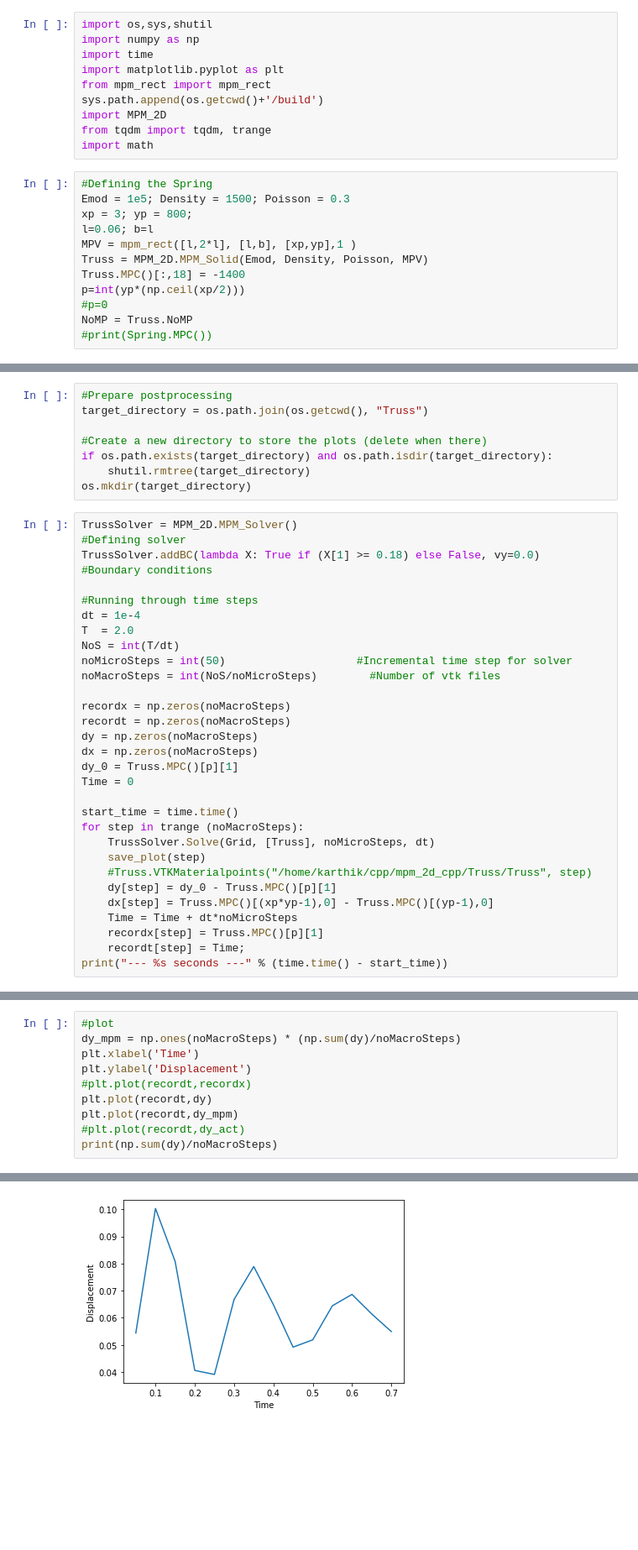
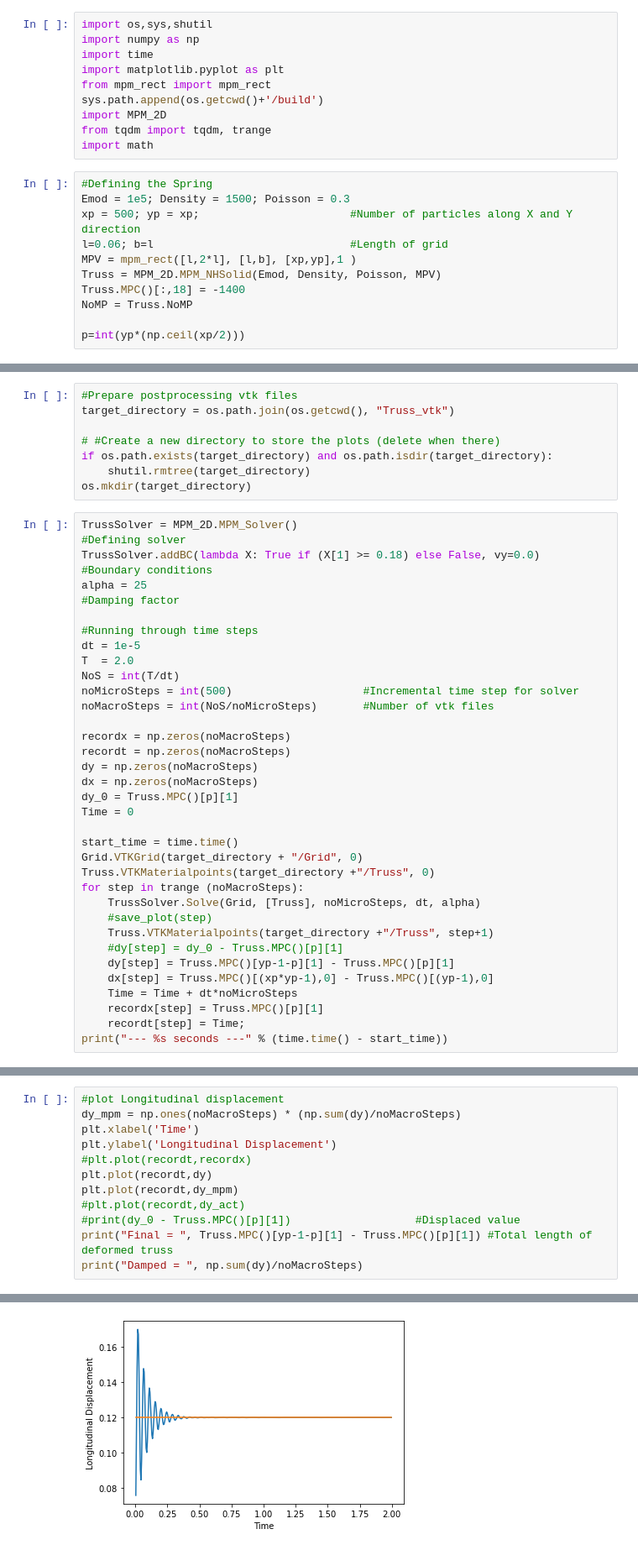
Before and after one commit to Karthikvw/MPM_2D, a Jupyter notebook: Truss.ipynb, the cells around one changed output, grey strips where cells are left out. Shown at 84% size. Cells and saved outputs as stored; diff of their text form; blank space fills up the shorter version.

```diff
--- a/Truss.ipynb
+++ b/Truss.ipynb
@@ -11,15 +11,14 @@ import math
 # %%
 #Defining the Spring
 Emod = 1e5; Density = 1500; Poisson = 0.3
-xp = 3; yp = 800;
-l=0.06; b=l
+xp = 500; yp = xp;                       #Number of particles along X and Y direction
+l=0.06; b=l                              #Length of grid
 MPV = mpm_rect([l,2*l], [l,b], [xp,yp],1 )
-Truss = MPM_2D.MPM_Solid(Emod, Density, Poisson, MPV)
+Truss = MPM_2D.MPM_NHSolid(Emod, Density, Poisson, MPV)
 Truss.MPC()[:,18] = -1400
+NoMP = Truss.NoMP
+
 p=int(yp*(np.ceil(xp/2)))
-#p=0
-NoMP = Truss.NoMP
-#print(Spring.MPC())
 # %%
 #Defining the grid
 x_0 = 0; y_0 = 0;                               #Origin of X and Y Axis
@@ -71,23 +63,24 @@ def save_plot(current_time):
 # %% [output]
 Plots will be saved to :  /home/karthik/cpp/mpm_2d_cpp/Truss_plots
 # %%
-#Prepare postprocessing
-target_directory = os.path.join(os.getcwd(), "Truss")
+#Prepare postprocessing vtk files
+target_directory = os.path.join(os.getcwd(), "Truss_vtk")
 
-#Create a new directory to store the plots (delete when there)
+# #Create a new directory to store the plots (delete when there)
 if os.path.exists(target_directory) and os.path.isdir(target_directory):
     shutil.rmtree(target_directory)
 os.mkdir(target_directory)
 # %%
-TrussSolver = MPM_2D.MPM_Solver()                                          #Defining solver
+TrussSolver = MPM_2D.MPM_Solver()                                           #Defining solver
 TrussSolver.addBC(lambda X: True if (X[1] >= 0.18) else False, vy=0.0)      #Boundary conditions
+alpha = 25                                                                  #Damping factor
 
 #Running through time steps
-dt = 1e-4
+dt = 1e-5
 T  = 2.0
 NoS = int(T/dt)
-noMicroSteps = int(50)                    #Incremental time step for solver
-noMacroSteps = int(NoS/noMicroSteps)        #Number of vtk files
+noMicroSteps = int(500)                    #Incremental time step for solver
+noMacroSteps = int(NoS/noMicroSteps)       #Number of vtk files
 
 recordx = np.zeros(noMacroSteps)
 recordt = np.zeros(noMacroSteps)
@@ -97,11 +90,14 @@ dy_0 = Truss.MPC()[p][1]
 Time = 0
 
 start_time = time.time()
+Grid.VTKGrid(target_directory + "/Grid", 0)
+Truss.VTKMaterialpoints(target_directory +"/Truss", 0)
 for step in trange (noMacroSteps):
-    TrussSolver.Solve(Grid, [Truss], noMicroSteps, dt)
-    save_plot(step)
-    #Truss.VTKMaterialpoints("/home/karthik/cpp/mpm_2d_cpp/Truss/Truss", step)
-    dy[step] = dy_0 - Truss.MPC()[p][1]
+    TrussSolver.Solve(Grid, [Truss], noMicroSteps, dt, alpha)
+    #save_plot(step)
+    Truss.VTKMaterialpoints(target_directory +"/Truss", step+1)
+    #dy[step] = dy_0 - Truss.MPC()[p][1]
+    dy[step] = Truss.MPC()[yp-1-p][1] - Truss.MPC()[p][1]
     dx[step] = Truss.MPC()[(xp*yp-1),0] - Truss.MPC()[(yp-1),0]
     Time = Time + dt*noMicroSteps
     recordx[step] = Truss.MPC()[p][1]
@@ -112,11 +106,13 @@ RuntimeError: Material point outside the grid
 # %%
-#plot
+#plot Longitudinal displacement
 dy_mpm = np.ones(noMacroSteps) * (np.sum(dy)/noMacroSteps)
 plt.xlabel('Time')
-plt.ylabel('Displacement')
+plt.ylabel('Longitudinal Displacement')
 #plt.plot(recordt,recordx)
 plt.plot(recordt,dy)
 plt.plot(recordt,dy_mpm)
 #plt.plot(recordt,dy_act)
-print(np.sum(dy)/noMacroSteps)
+#print(dy_0 - Truss.MPC()[p][1])                   #Displaced value
+print("Final = ", Truss.MPC()[yp-1-p][1] - Truss.MPC()[p][1]) #Total length of deformed truss
+print("Damped = ", np.sum(dy)/noMacroSteps)
 # %% [output]
@@ -124 +121 @@ nan
-[figure, old version]
+[figure, new version]
```
Also changed, not shown: parts of 10 cells of this notebook, 9 other files.
